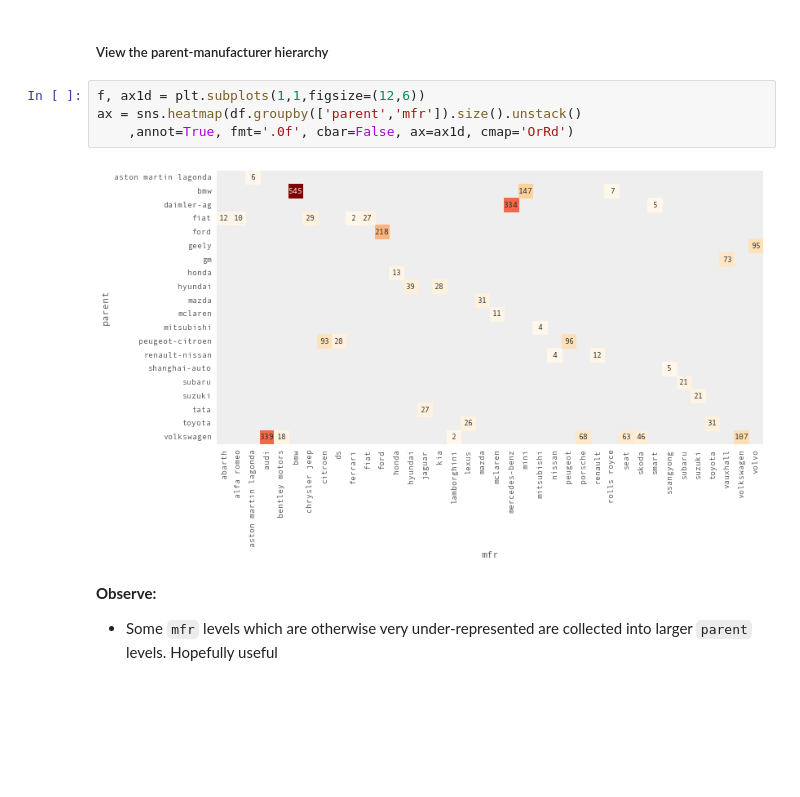
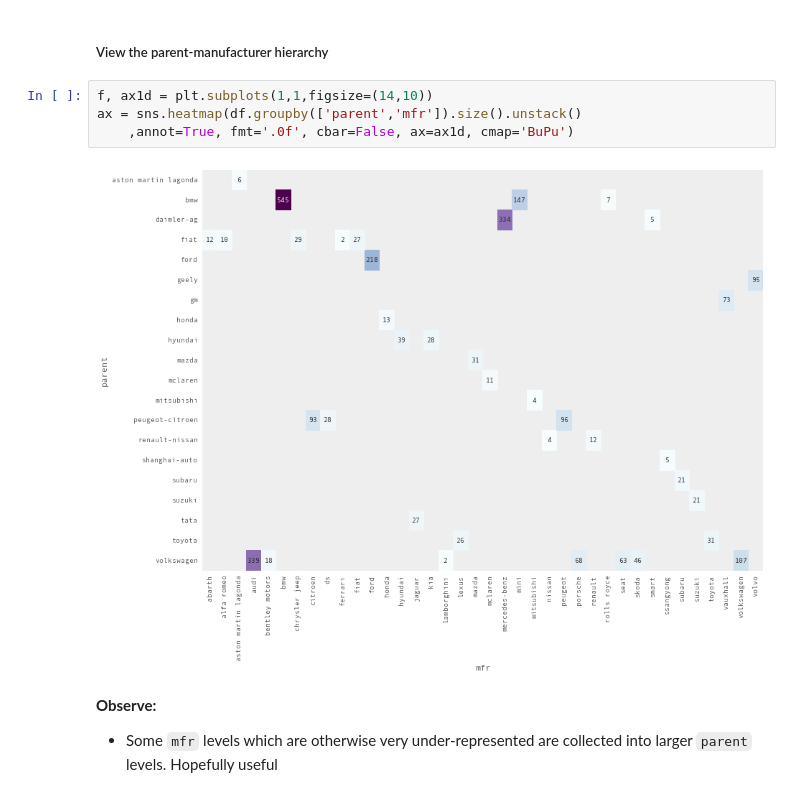
Before and after one commit to jonsedar/pymc3_vs_pystan, a Jupyter notebook: 20_InitialDataAnalysis.ipynb, the cells around one changed output. Drawn from its saved outputs; the diff is of its cells as text; blank space fills up the shorter version.

```diff
--- a/20_InitialDataAnalysis.ipynb
+++ b/20_InitialDataAnalysis.ipynb
@@ -158,11 +172,11 @@ for i, ft in enumerate(fts_cat_many):
 # %% [markdown]
 ##### View the parent-manufacturer hierarchy
 # %%
-f, ax1d = plt.subplots(1,1,figsize=(12,6))
+f, ax1d = plt.subplots(1,1,figsize=(14,10))
 ax = sns.heatmap(df.groupby(['parent','mfr']).size().unstack()
-    ,annot=True, fmt='.0f', cbar=False, ax=ax1d, cmap='OrRd')
+    ,annot=True, fmt='.0f', cbar=False, ax=ax1d, cmap='BuPu')
 # %% [output]
-[figure, old version]
+[figure, new version]
 # %% [markdown]
 **Observe:**
 
```
Also changed, not shown: parts of 31 cells of this notebook, 2 other files.
